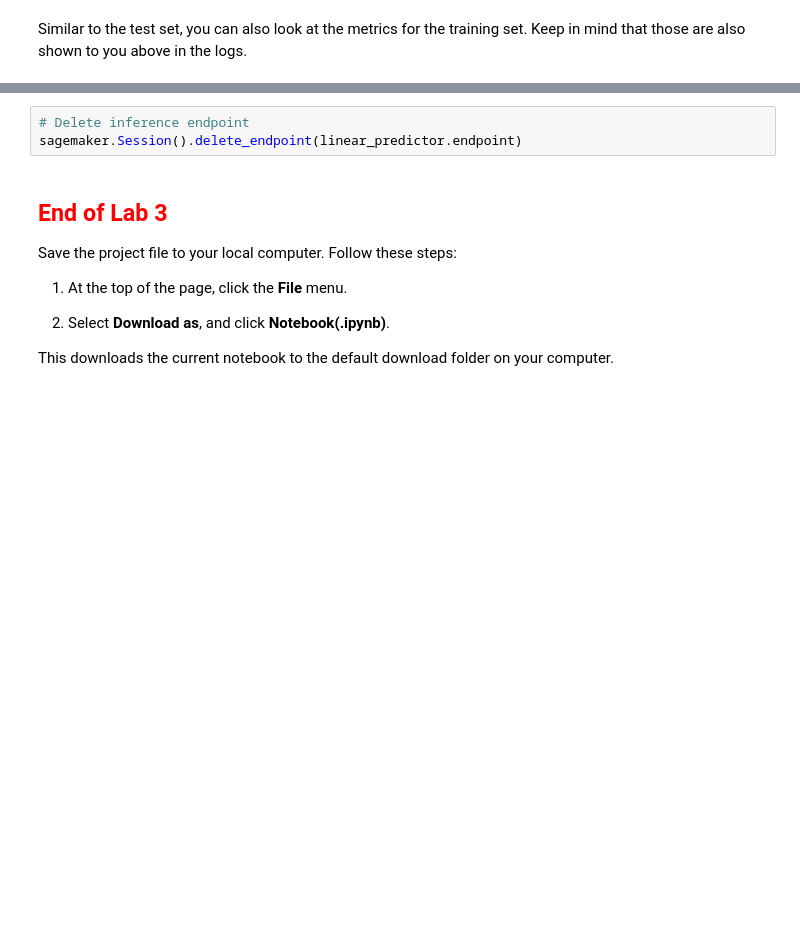
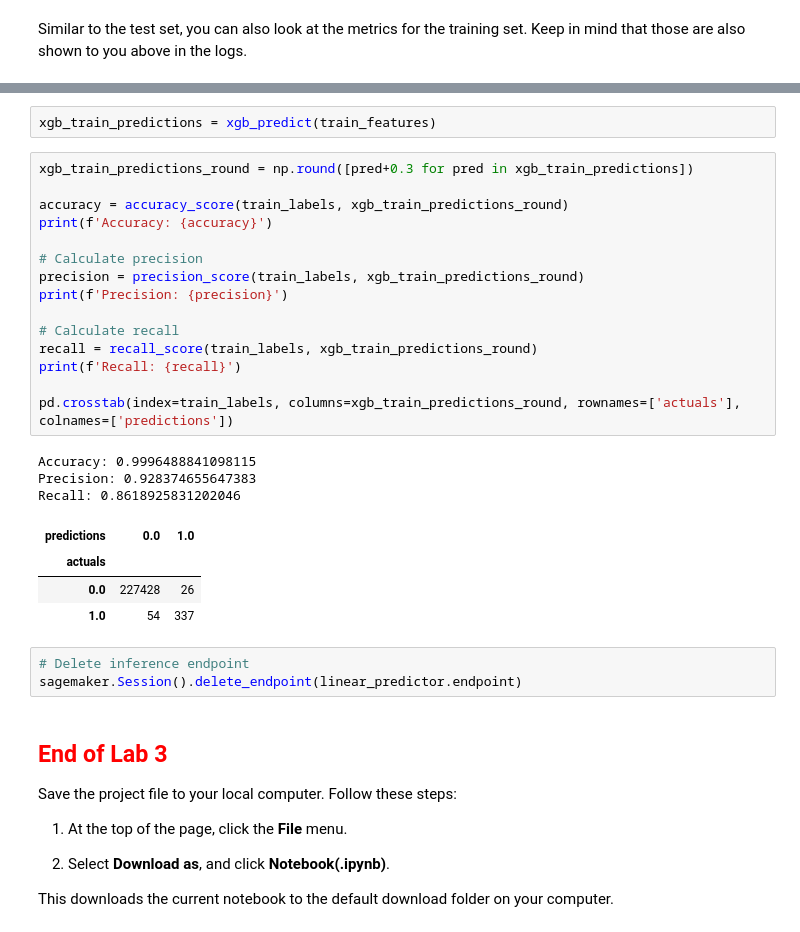
Before and after one commit to angry-birdman/aws-sagemaker-lab, a Jupyter notebook: Credit_Card_Fraud_Detection-Student.ipynb, the cells around one changed output, grey strips where cells are left out. Saved outputs shown, nothing was run; the diff lists cells and outputs as text; blank space fills up the shorter version.

```diff
--- a/Credit_Card_Fraud_Detection-Student.ipynb
+++ b/Credit_Card_Fraud_Detection-Student.ipynb
@@ -598,3 +741,28 @@ Similar to the test set, you can also look at the metrics for the training set.
+# %%
+xgb_train_predictions = xgb_predict(train_features)
+# %%
+xgb_train_predictions_round = np.round([pred+0.3 for pred in xgb_train_predictions])
+
+accuracy = accuracy_score(train_labels, xgb_train_predictions_round)
+print(f'Accuracy: {accuracy}')
+
+# Calculate precision
+precision = precision_score(train_labels, xgb_train_predictions_round)
+print(f'Precision: {precision}')
+
+# Calculate recall
+recall = recall_score(train_labels, xgb_train_predictions_round)
+print(f'Recall: {recall}')
+
+pd.crosstab(index=train_labels, columns=xgb_train_predictions_round, rownames=['actuals'], colnames=['predictions'])
+# %% [output]
+Accuracy: 0.9996488841098115
+Precision: 0.928374655647383
+Recall: 0.8618925831202046
+| predictions | 0.0 | 1.0 |
+| actuals |  |  |
+| 0.0 | 227428 | 26 |
+| 1.0 | 54 | 337 |
 # %%
 # Delete inference endpoint
 sagemaker.Session().delete_endpoint(linear_predictor.endpoint)
```
Also changed, not shown: parts of 21 cells of this notebook, 3 other files.
